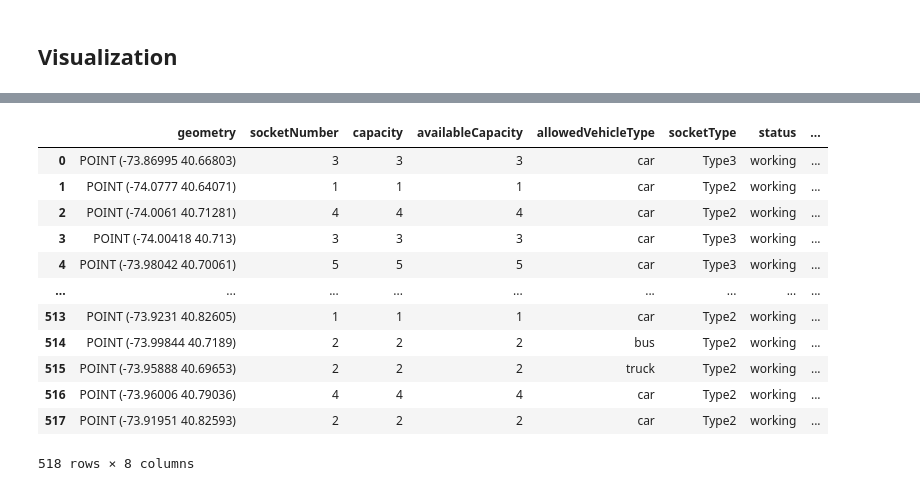
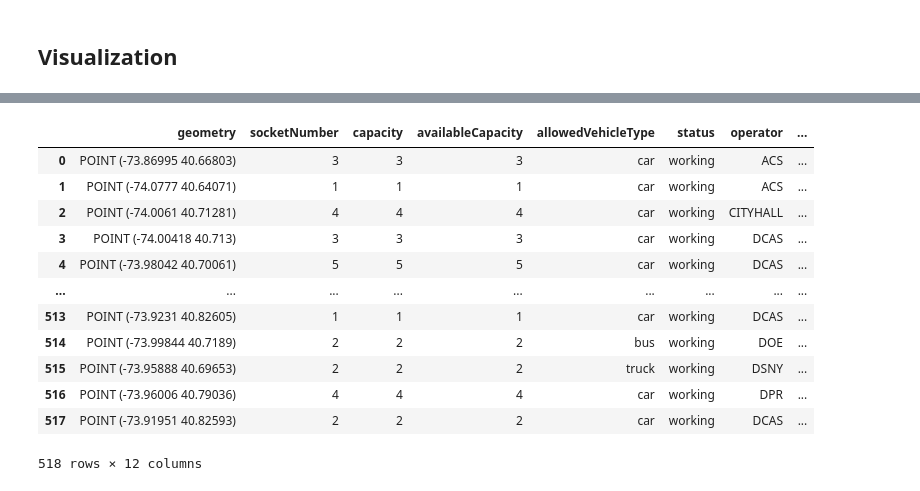
Before and after one commit to HenriKCorrea/agentwin-dataset, a Jupyter notebook: notebooks/ev_stations.ipynb, the cells around one changed output, grey strips where cells are left out. Saved outputs shown, nothing was run; the diff lists cells and outputs as text; code cells hidden in the pictures.

Commit message:
feat: add Ontology Field Derivation for ev_stations

```diff
--- a/notebooks/ev_stations.ipynb
+++ b/notebooks/ev_stations.ipynb
@@ -278,48 +294,72 @@ AGENCY_VEHICLE_TYPE = {
     "NYPD": "car",
     "FDNY": "car",
     "DSNY": "truck",
     "DOE": "bus",
     "NYCEM": "caravan",
 }
 
 ev_stations_dtwin = gpd.GeoDataFrame(
     geometry=ev_stations.geometry,
     crs=ev_stations.crs,
 )
 
 # EVChargingStation
 ev_stations_dtwin["socketNumber"] = ev_stations_dtwin["capacity"] = ev_stations_dtwin["availableCapacity"] = ev_stations["no_of_ports"]
 ev_stations_dtwin["allowedVehicleType"] = ev_stations["agency"].map(AGENCY_VEHICLE_TYPE).fillna("car") # TBD: drop rows not in AGENCY_VEHICLE_TYPE
-ev_stations_dtwin["socketType"] = ev_stations["charger_types"].apply(_most_capable_socket_type)
+# ev_stations_dtwin["socketType"] = ev_stations["charger_types"].apply(_most_capable_socket_type)
 # ev_stations_dtwin["openingHours"]
 ev_stations_dtwin["status"] = "working"
 # ev_stations_dtwin["network"]
 ev_stations_dtwin["operator"] = ev_stations["agency"]
 # ev_stations_dtwin["contactPoint"]
 # ev_stations_dtwin["amperage"] = float("nan")
 # ev_stations_dtwin["voltage"] = float("nan")
 # ev_stations_dtwin["chargeType"]
 # ev_stations_dtwin["acceptedPaymentMethod"] = "cash"
 
 
 # BaseModel
-
-
-# geoLocation
-
+ev_stations_dtwin["dataProvider"] = "NYC DCAS Open Data"
+# ev_stations_dtwin["dateModified"]
+# ev_stations_dtwin["dateCreated"]
+# ev_stations_dtwin["source"]
+# ev_stations_dtwin["alternateName"]
+ev_stations_dtwin["name"] = ev_stations["station_name"]
+ev_stations_dtwin["description"] = (
+    "EV charging station operated for the NYC fleet."
+)
+# ev_stations_dtwin["owner"]
+# ev_stations_dtwin["seeAlso"]
+ev_stations_dtwin["address"] = ev_stations.apply(
+    lambda station: {
+        "addressCountry": "US",
+        "addressLocality": station["city"],
+        "addressRegion": "NY",
+        # "postOfficeBoxNumber":
+        "postalCode": station["postcode"],
+        "streetAddress": station["street"],
+    },
+    axis=1,
+)
+ev_stations_dtwin["location"] = ev_stations.geometry.apply(
+    lambda point: {
+        "type": "Point",
+        "coordinates": json.dumps([point.x, point.y]),
+    }
+)
 
 ev_stations_dtwin
 # %% [output]
-|  | geometry | socketNumber | capacity | availableCapacity | allowedVehicleType | socketType | status | ... |
-| 0 | POINT (-73.86995 40.66803) | 3 | 3 | 3 | car | Type3 | working | ... |
-| 1 | POINT (-74.0777 40.64071) | 1 | 1 | 1 | car | Type2 | working | ... |
-| 2 | POINT (-74.0061 40.71281) | 4 | 4 | 4 | car | Type2 | working | ... |
-| 3 | POINT (-74.00418 40.713) | 3 | 3 | 3 | car | Type3 | working | ... |
-| 4 | POINT (-73.98042 40.70061) | 5 | 5 | 5 | car | Type3 | working | ... |
+|  | geometry | socketNumber | capacity | availableCapacity | allowedVehicleType | status | operator | ... |
+| 0 | POINT (-73.86995 40.66803) | 3 | 3 | 3 | car | working | ACS | ... |
+| 1 | POINT (-74.0777 40.64071) | 1 | 1 | 1 | car | working | ACS | ... |
+| 2 | POINT (-74.0061 40.71281) | 4 | 4 | 4 | car | working | CITYHALL | ... |
+| 3 | POINT (-74.00418 40.713) | 3 | 3 | 3 | car | working | DCAS | ... |
+| 4 | POINT (-73.98042 40.70061) | 5 | 5 | 5 | car | working | DCAS | ... |
 | ... | ... | ... | ... | ... | ... | ... | ... | ... |
-| 513 | POINT (-73.9231 40.82605) | 1 | 1 | 1 | car | Type2 | working | ... |
-| 514 | POINT (-73.99844 40.7189) | 2 | 2 | 2 | bus | Type2 | working | ... |
-| 515 | POINT (-73.95888 40.69653) | 2 | 2 | 2 | truck | Type2 | working | ... |
-| 516 | POINT (-73.96006 40.79036) | 4 | 4 | 4 | car | Type2 | working | ... |
-| 517 | POINT (-73.91951 40.82593) | 2 | 2 | 2 | car | Type2 | working | ... |
+| 513 | POINT (-73.9231 40.82605) | 1 | 1 | 1 | car | working | DCAS | ... |
+| 514 | POINT (-73.99844 40.7189) | 2 | 2 | 2 | bus | working | DOE | ... |
+| 515 | POINT (-73.95888 40.69653) | 2 | 2 | 2 | truck | working | DSNY | ... |
+| 516 | POINT (-73.96006 40.79036) | 4 | 4 | 4 | car | working | DPR | ... |
+| 517 | POINT (-73.91951 40.82593) | 2 | 2 | 2 | car | working | DCAS | ... |
-518 rows × 8 columns
+518 rows × 12 columns
```
Also changed, not shown: parts of 1 cell of this notebook.
